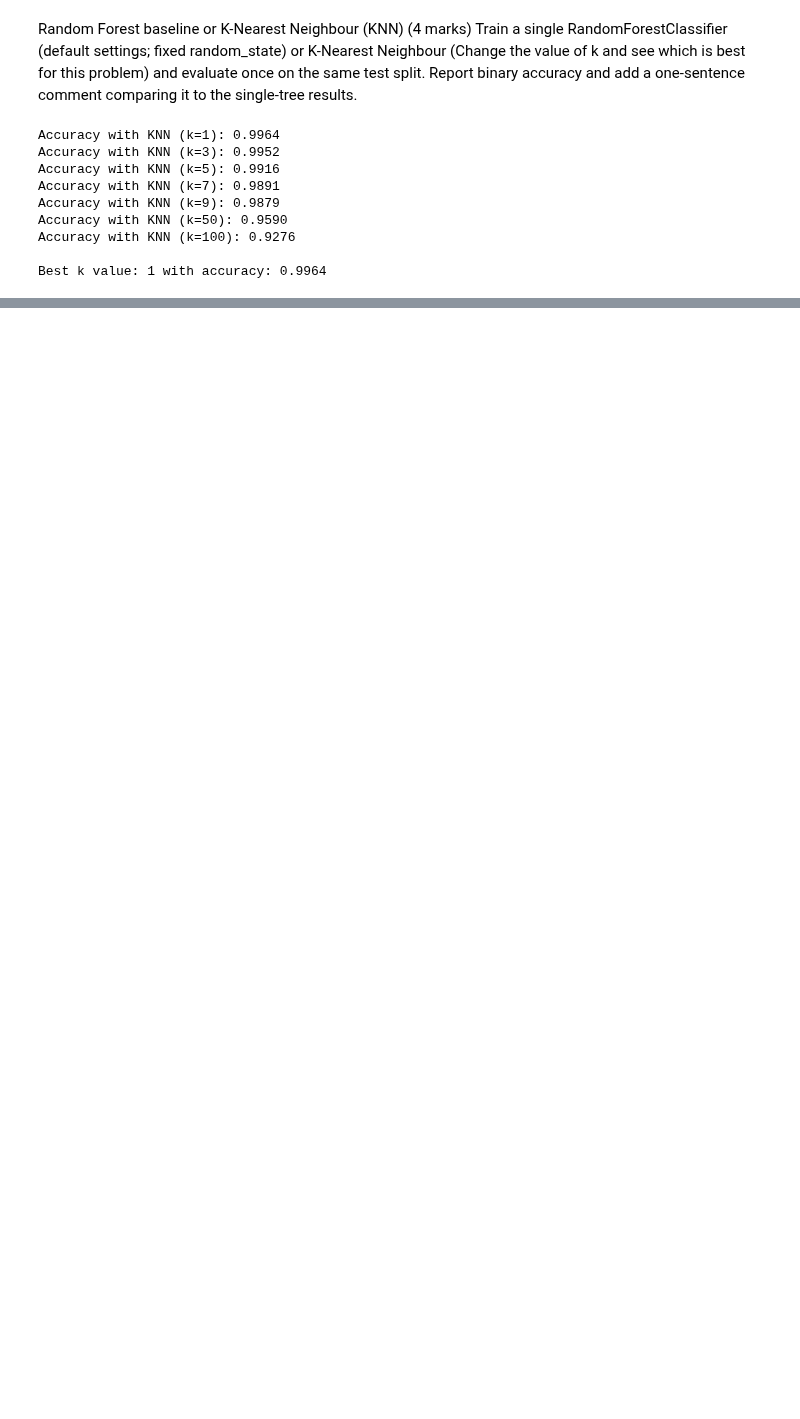
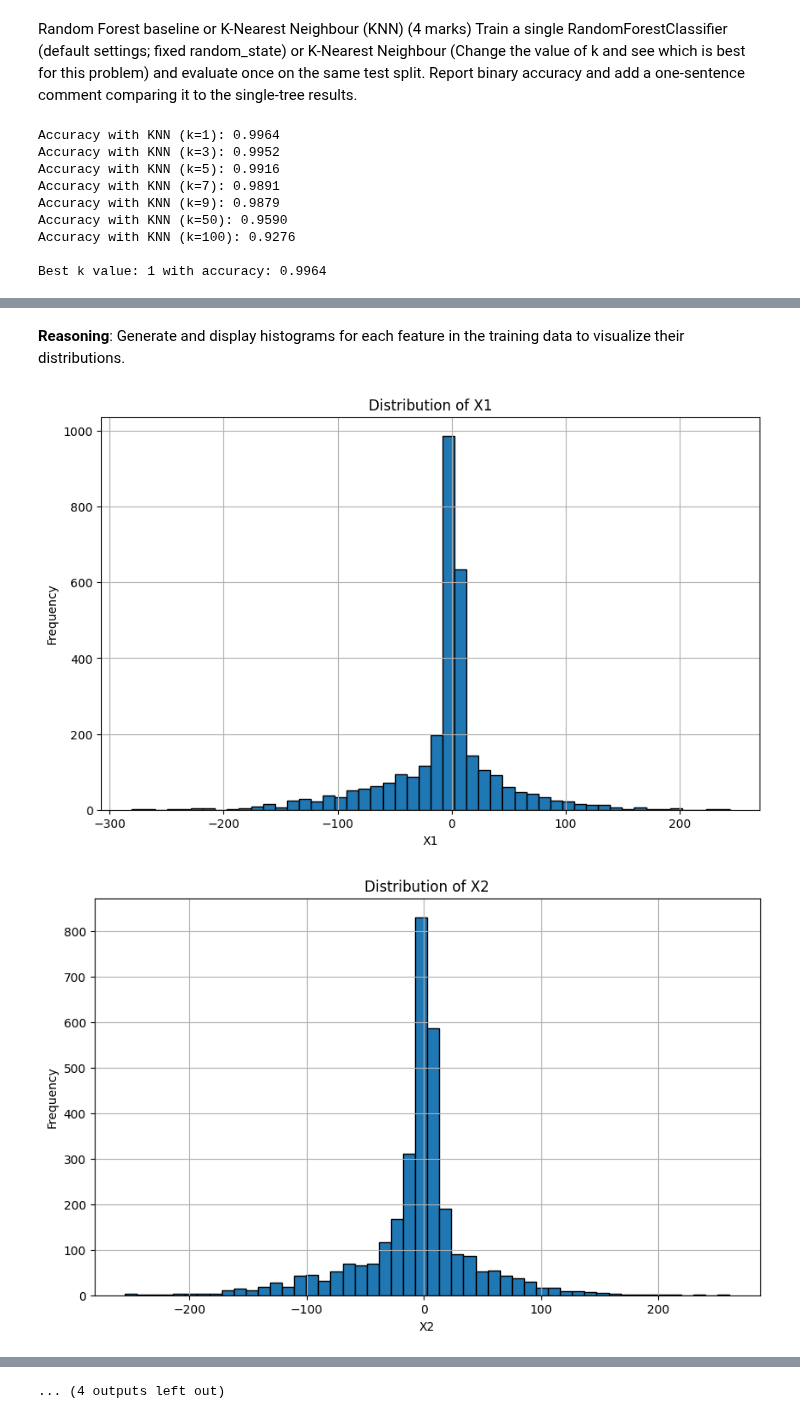
Before and after one commit to komisarzGiT/gai, a Jupyter notebook: GUNI_ML_assignment1.ipynb, the cells around one changed output, grey strips where cells are left out. Cells and saved outputs as stored; diff of their text form; code cells hidden in the pictures; blank space fills up the shorter version.

```diff
--- a/GUNI_ML_assignment1.ipynb
+++ b/GUNI_ML_assignment1.ipynb
@@ -189,0 +431,29 @@ Best k value on normalized data: 1 with accuracy: 0.9964
+# %%
+from sklearn.neighbors import KNeighborsClassifier
+from sklearn.metrics import accuracy_score
+
+# Define a list of k values to test
+k_values = [1, 3, 5, 7, 9, 50, 100] # Using the same k values as before
+
+# Dictionary to store accuracy for each k on capped data
+accuracy_scores_capped = {}
+
+print("Training and evaluating KNN on capped data:")
+for k in k_values:
+    # Train KNN model with the current k on capped data
+    knn_capped = KNeighborsClassifier(n_neighbors=k)
+    knn_capped.fit(X_train_capped, y_train)
+
+    # Predict on the capped test set
+    y_pred_knn_capped = knn_capped.predict(X_test_capped)
+
+    # Evaluate the model
+    accuracy_capped = accuracy_score(y_test, y_pred_knn_capped)
+    accuracy_scores_capped[k] = accuracy_capped
+    print(f"Accuracy with KNN (k={k}) on capped data: {accuracy_capped:.4f}")
+
+# Find the best k and its accuracy on capped data
+best_k_capped = max(accuracy_scores_capped, key=accuracy_scores_capped.get)
+best_accuracy_capped = accuracy_scores_capped[best_k_capped]
+
+print(f"\nBest k value on capped data: {best_k_capped} with accuracy: {best_accuracy_capped:.4f}")
@@ -230,0 +812,16 @@ Best k value: 1 with accuracy: 0.9964
+# %% [markdown]
+**Reasoning**:
+Generate and display histograms for each feature in the training data to visualize their distributions.
+# %%
+# Create histograms for each feature in X_train
+for column in X_train.columns:
+    plt.figure(figsize=(10, 6))
+    plt.hist(X_train[column], bins=50, edgecolor='black')
+    plt.title(f'Distribution of {column}')
+    plt.xlabel(column)
+    plt.ylabel('Frequency')
+    plt.grid(True)
+    plt.show()
+# %% [output]
+[figure, added]
+[figure, added]
@@ -230,0 +838 @@ Best k value: 1 with accuracy: 0.9964
+... (4 outputs left out)
```
Also changed, not shown: parts of 37 cells of this notebook.
